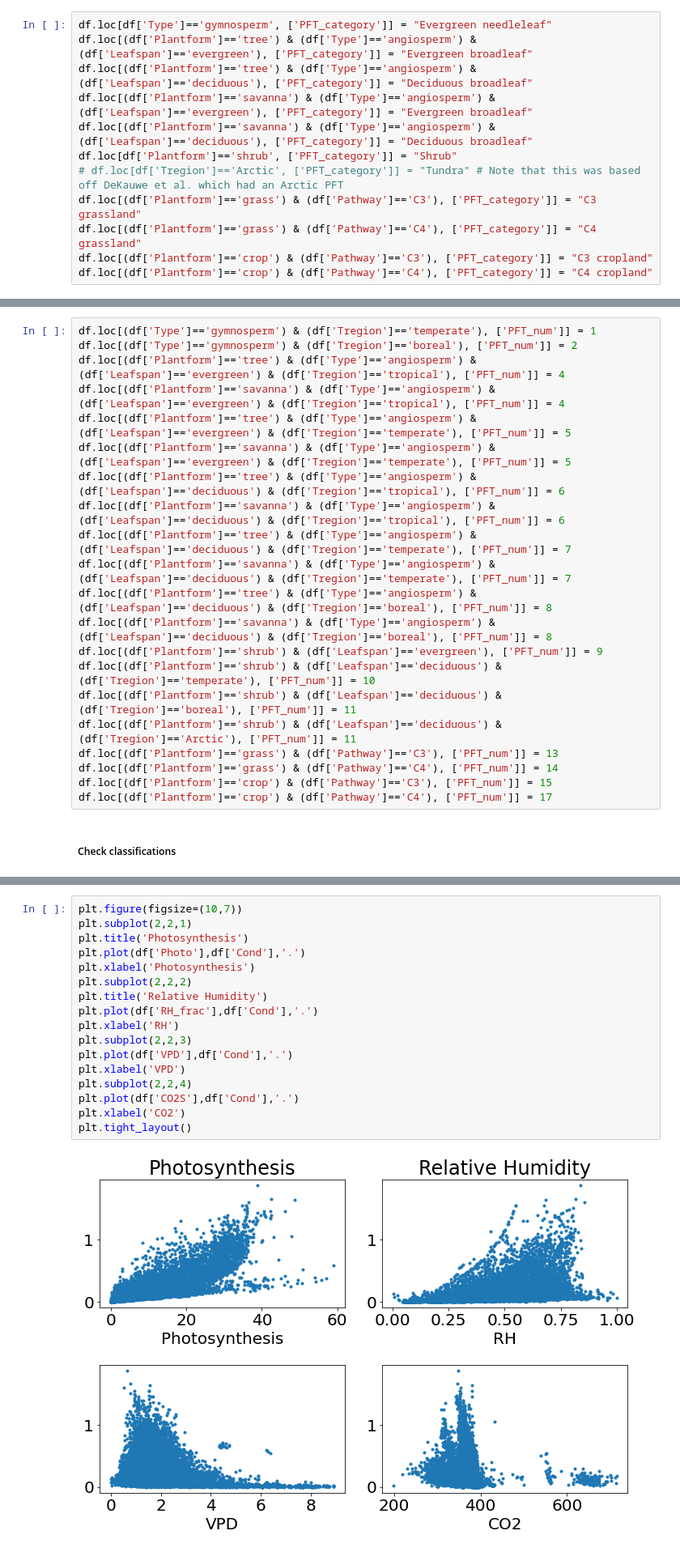
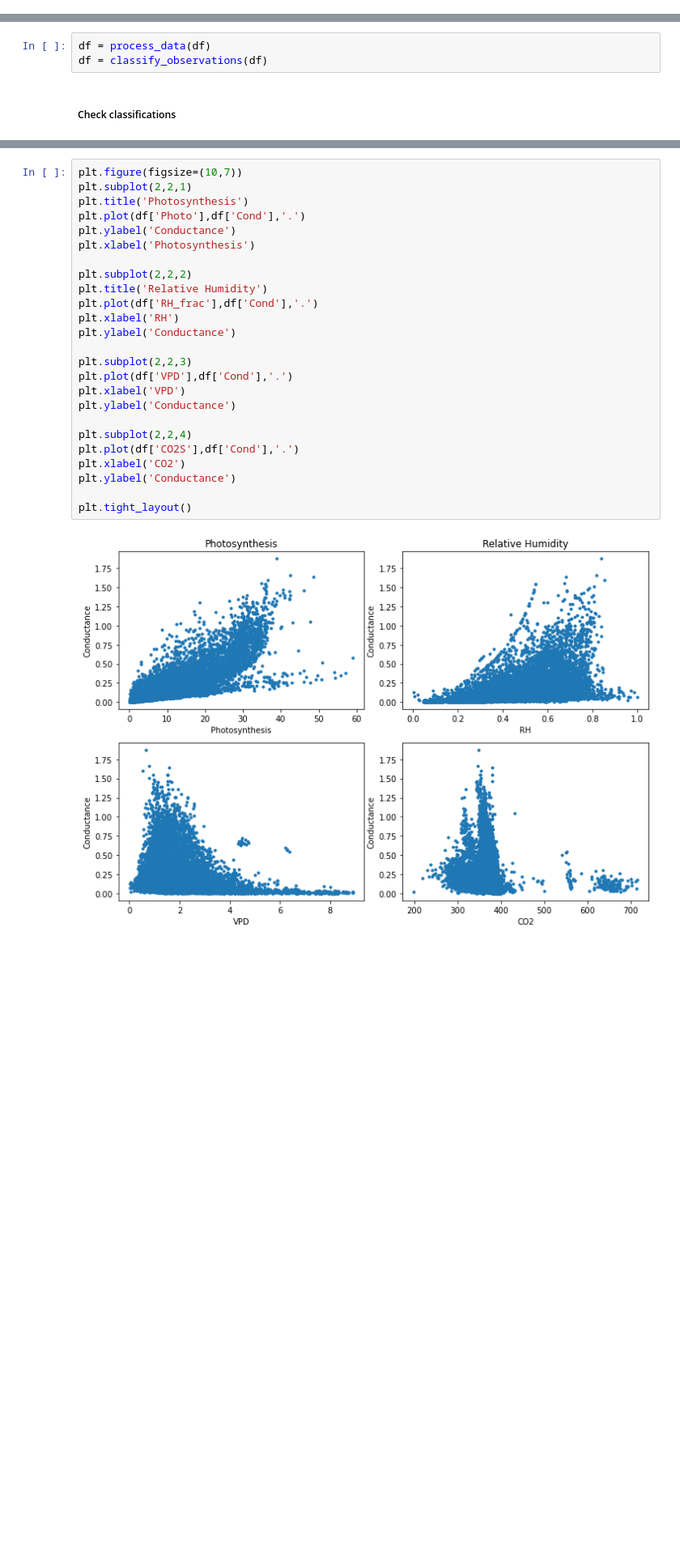
Before and after one commit to czarakas/TREE2H2O, a Jupyter notebook: code/stomatal_slope_experiments/preprocessing/generate_stomatal_slope_ranges/Calculate_parameter_range_from_Lin_et_al_2015.ipynb, the cells around one changed output, grey strips where cells are left out. Shown at 81% size. Cells and saved outputs as stored; diff of their text form; blank space fills up the shorter version.

```diff
--- a/code/stomatal_slope_experiments/preprocessing/generate_stomatal_slope_ranges/Calculate_parameter_range_from_Lin_et_al_2015.ipynb
+++ b/code/stomatal_slope_experiments/preprocessing/generate_stomatal_slope_ranges/Calculate_parameter_range_from_Lin_et_al_2015.ipynb
@@ -117,12 +18,0 @@ Assign each observation to a PFT category (used in De Kauwe et al. 2015 and CLM5
-# %%
-df.loc[df['Type']=='gymnosperm', ['PFT_category']] = "Evergreen needleleaf"
-df.loc[(df['Plantform']=='tree') & (df['Type']=='angiosperm') & (df['Leafspan']=='evergreen'), ['PFT_category']] = "Evergreen broadleaf"
-df.loc[(df['Plantform']=='tree') & (df['Type']=='angiosperm') & (df['Leafspan']=='deciduous'), ['PFT_category']] = "Deciduous broadleaf"
-df.loc[(df['Plantform']=='savanna') & (df['Type']=='angiosperm') & (df['Leafspan']=='evergreen'), ['PFT_category']] = "Evergreen broadleaf"
-df.loc[(df['Plantform']=='savanna') & (df['Type']=='angiosperm') & (df['Leafspan']=='deciduous'), ['PFT_category']] = "Deciduous broadleaf"
-df.loc[df['Plantform']=='shrub', ['PFT_category']] = "Shrub"
-# df.loc[df['Tregion']=='Arctic', ['PFT_category']] = "Tundra" # Note that this was based off DeKauwe et al. which had an Arctic PFT
-df.loc[(df['Plantform']=='grass') & (df['Pathway']=='C3'), ['PFT_category']] = "C3 grassland"
-df.loc[(df['Plantform']=='grass') & (df['Pathway']=='C4'), ['PFT_category']] = "C4 grassland"
-df.loc[(df['Plantform']=='crop') & (df['Pathway']=='C3'), ['PFT_category']] = "C3 cropland"
-df.loc[(df['Plantform']=='crop') & (df['Pathway']=='C4'), ['PFT_category']] = "C4 cropland"
@@ -131,24 +19,6 @@ Assign each observation to a CLM5 PFT (narrower classification than above)
-# %%
-df.loc[(df['Type']=='gymnosperm') & (df['Tregion']=='temperate'), ['PFT_num']] = 1
-df.loc[(df['Type']=='gymnosperm') & (df['Tregion']=='boreal'), ['PFT_num']] = 2
-df.loc[(df['Plantform']=='tree') & (df['Type']=='angiosperm') & (df['Leafspan']=='evergreen') & (df['Tregion']=='tropical'), ['PFT_num']] = 4
-df.loc[(df['Plantform']=='savanna') & (df['Type']=='angiosperm') & (df['Leafspan']=='evergreen') & (df['Tregion']=='tropical'), ['PFT_num']] = 4
-df.loc[(df['Plantform']=='tree') & (df['Type']=='angiosperm') & (df['Leafspan']=='evergreen') & (df['Tregion']=='temperate'), ['PFT_num']] = 5
-df.loc[(df['Plantform']=='savanna') & (df['Type']=='angiosperm') & (df['Leafspan']=='evergreen') & (df['Tregion']=='temperate'), ['PFT_num']] = 5
-df.loc[(df['Plantform']=='tree') & (df['Type']=='angiosperm') & (df['Leafspan']=='deciduous') & (df['Tregion']=='tropical'), ['PFT_num']] = 6
-df.loc[(df['Plantform']=='savanna') & (df['Type']=='angiosperm') & (df['Leafspan']=='deciduous') & (df['Tregion']=='tropical'), ['PFT_num']] = 6
-df.loc[(df['Plantform']=='tree') & (df['Type']=='angiosperm') & (df['Leafspan']=='deciduous') & (df['Tregion']=='temperate'), ['PFT_num']] = 7
-df.loc[(df['Plantform']=='savanna') & (df['Type']=='angiosperm') & (df['Leafspan']=='deciduous') & (df['Tregion']=='temperate'), ['PFT_num']] = 7
-df.loc[(df['Plantform']=='tree') & (df['Type']=='angiosperm') & (df['Leafspan']=='deciduous') & (df['Tregion']=='boreal'), ['PFT_num']] = 8
-df.loc[(df['Plantform']=='savanna') & (df['Type']=='angiosperm') & (df['Leafspan']=='deciduous') & (df['Tregion']=='boreal'), ['PFT_num']] = 8
-df.loc[(df['Plantform']=='shrub') & (df['Leafspan']=='evergreen'), ['PFT_num']] = 9
-df.loc[(df['Plantform']=='shrub') & (df['Leafspan']=='deciduous') & (df['Tregion']=='temperate'), ['PFT_num']] = 10
-df.loc[(df['Plantform']=='shrub') & (df['Leafspan']=='deciduous') & (df['Tregion']=='boreal'), ['PFT_num']] = 11
-df.loc[(df['Plantform']=='shrub') & (df['Leafspan']=='deciduous') & (df['Tregion']=='Arctic'), ['PFT_num']] = 11
-df.loc[(df['Plantform']=='grass') & (df['Pathway']=='C3'), ['PFT_num']] = 13
-df.loc[(df['Plantform']=='grass') & (df['Pathway']=='C4'), ['PFT_num']] = 14
-df.loc[(df['Plantform']=='crop') & (df['Pathway']=='C3'), ['PFT_num']] = 15
-df.loc[(df['Plantform']=='crop') & (df['Pathway']=='C4'), ['PFT_num']] = 17
+# %%
+df = process_data(df)
+df = classify_observations(df)
 # %% [markdown]
 ##### Check classifications
 # %%
@@ -200,21 +72,29 @@ plt.tight_layout()
 # %%
 plt.figure(figsize=(10,7))
 plt.subplot(2,2,1)
 plt.title('Photosynthesis')
 plt.plot(df['Photo'],df['Cond'],'.')
+plt.ylabel('Conductance')
 plt.xlabel('Photosynthesis')
+
 plt.subplot(2,2,2)
 plt.title('Relative Humidity')
 plt.plot(df['RH_frac'],df['Cond'],'.')
 plt.xlabel('RH')
+plt.ylabel('Conductance')
+
 plt.subplot(2,2,3)
 plt.plot(df['VPD'],df['Cond'],'.')
 plt.xlabel('VPD')
+plt.ylabel('Conductance')
+
 plt.subplot(2,2,4)
 plt.plot(df['CO2S'],df['Cond'],'.')
 plt.xlabel('CO2')
+plt.ylabel('Conductance')
+
 plt.tight_layout()
 # %% [output]
-[figure, old version]
+[figure, new version]
 # %% [markdown]
 # Calculate stomatal slope for PFTs
```
Also changed, not shown: parts of 58 cells of this notebook, 11 other files.
